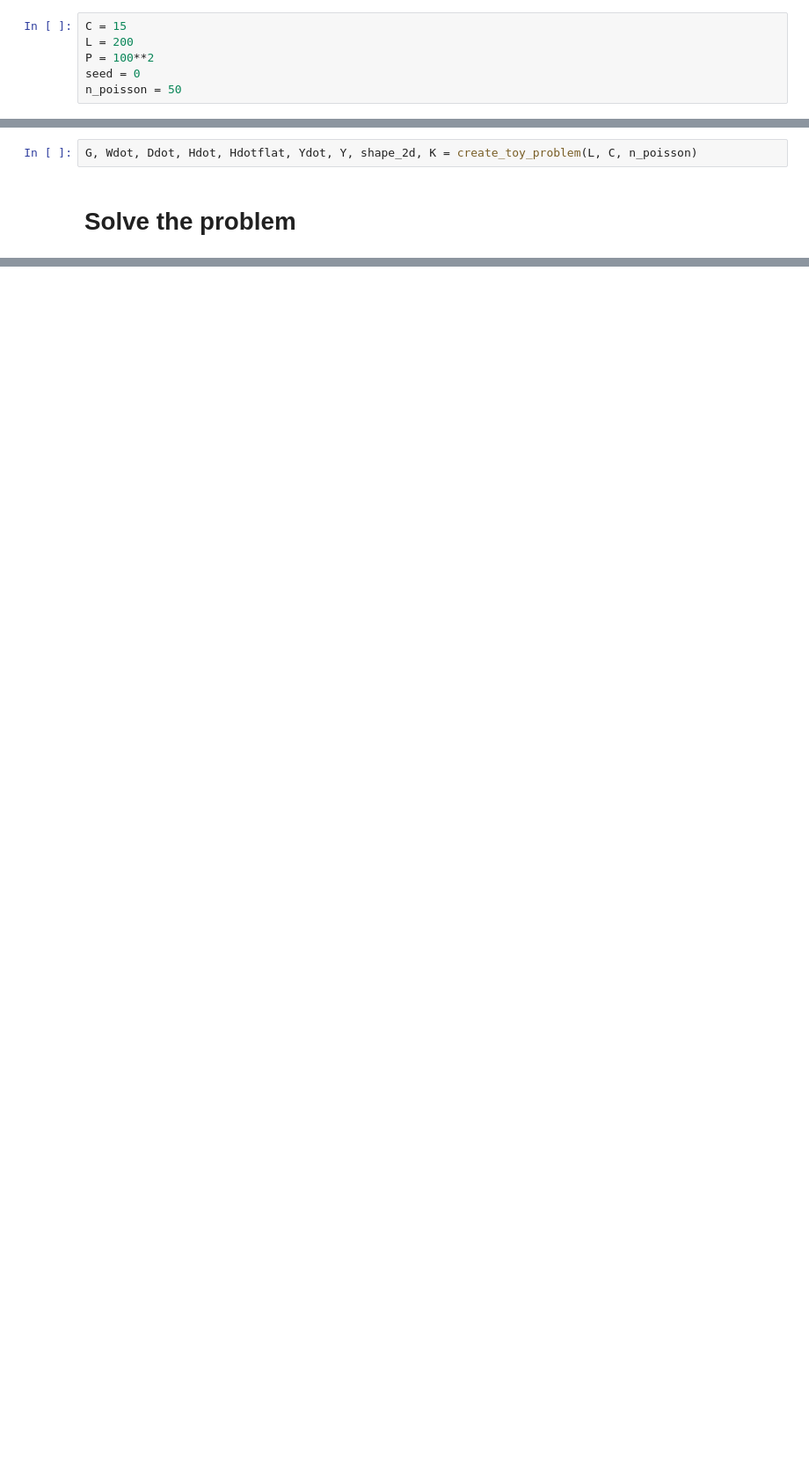
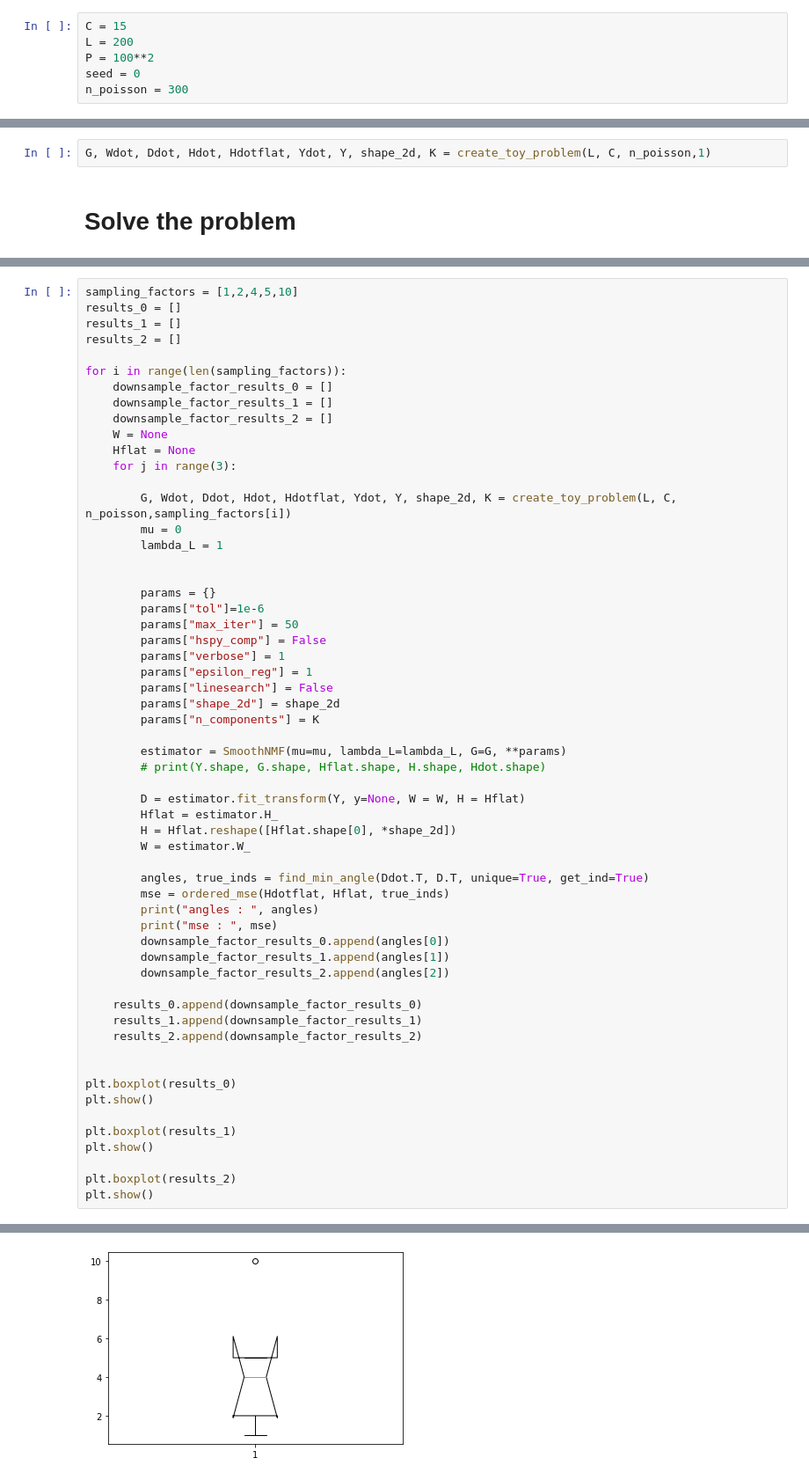
Before and after one commit to adriente/espm, a Jupyter notebook: notebooks/toy-Max.ipynb, the cells around one changed output, grey strips where cells are left out. Shown at 88% size. Drawn from its saved outputs; the diff is of its cells as text; blank space fills up the shorter version.

```diff
--- a/notebooks/toy-Max.ipynb
+++ b/notebooks/toy-Max.ipynb
@@ -12,7 +15,7 @@ C = 15
 L = 200
 P = 100**2
 seed = 0
-n_poisson = 50
+n_poisson = 300
 # %%
 def syntheticG(L=200, C=15, seed=None):
 
@@ -184,5 +159,5 @@ for i, hdot in enumerate(Hdotsmall):
 # %%
-G, Wdot, Ddot, Hdot, Hdotflat, Ydot, Y, shape_2d, K = create_toy_problem(L, C, n_poisson)
+G, Wdot, Ddot, Hdot, Hdotflat, Ydot, Y, shape_2d, K = create_toy_problem(L, C, n_poisson,1)
 # %% [markdown]
 # Solve the problem
 # %%
@@ -235,0 +210,59 @@ plot_results(Ddot, D, Hdotflat, Hflat)
+# %%
+sampling_factors = [1,2,4,5,10]
+results_0 = []
+results_1 = []
+results_2 = []
+
+for i in range(len(sampling_factors)):
+    downsample_factor_results_0 = []
+    downsample_factor_results_1 = []
+    downsample_factor_results_2 = []
+    W = None
+    Hflat = None
+    for j in range(3):
+
+        G, Wdot, Ddot, Hdot, Hdotflat, Ydot, Y, shape_2d, K = create_toy_problem(L, C, n_poisson,sampling_factors[i])
+        mu = 0
+        lambda_L = 1
+
+
+        params = {}
+        params["tol"]=1e-6
+        params["max_iter"] = 50
+        params["hspy_comp"] = False
+        params["verbose"] = 1
+        params["epsilon_reg"] = 1
+        params["linesearch"] = False
+        params["shape_2d"] = shape_2d
+        params["n_components"] = K
+
+        estimator = SmoothNMF(mu=mu, lambda_L=lambda_L, G=G, **params)
+        # print(Y.shape, G.shape, Hflat.shape, H.shape, Hdot.shape)
+
+        D = estimator.fit_transform(Y, y=None, W = W, H = Hflat)
+        Hflat = estimator.H_
+        H = Hflat.reshape([Hflat.shape[0], *shape_2d])
+        W = estimator.W_
+
+        angles, true_inds = find_min_angle(Ddot.T, D.T, unique=True, get_ind=True)
+        mse = ordered_mse(Hdotflat, Hflat, true_inds)
+        print("angles : ", angles)
+        print("mse : ", mse)
+        downsample_factor_results_0.append(angles[0])
+        downsample_factor_results_1.append(angles[1])
+        downsample_factor_results_2.append(angles[2])
+
+    results_0.append(downsample_factor_results_0)
+    results_1.append(downsample_factor_results_1)
+    results_2.append(downsample_factor_results_2)
+
+
+plt.boxplot(results_0)
+plt.show()
+
+plt.boxplot(results_1)
+plt.show()
+
+plt.boxplot(results_2)
+plt.show()
+# %% [output]
@@ -235,0 +355 @@ plot_results(Ddot, D, Hdotflat, Hflat)
+[figure, added]
```
Also changed, not shown: parts of 8 cells of this notebook, 7 other files.
